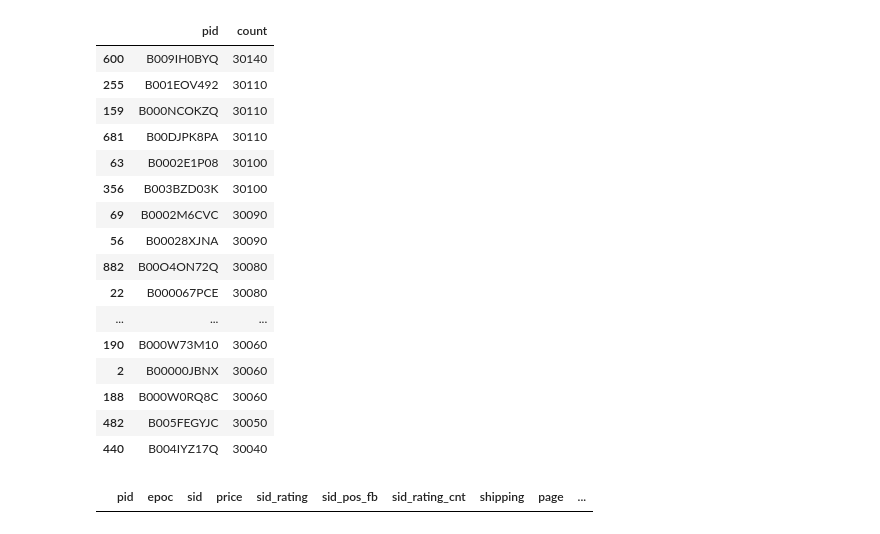
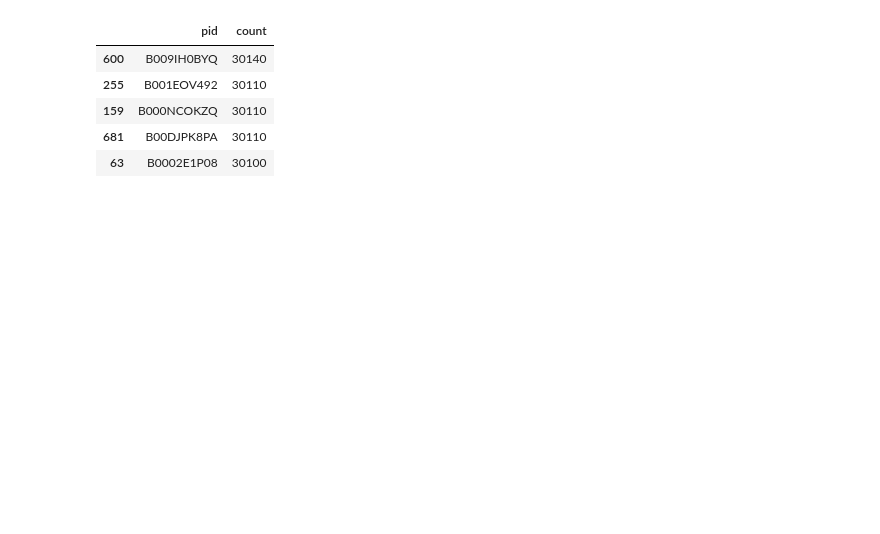
Before and after one commit to ABeltrann/algoPricingResearch, a Jupyter notebook: eda.ipynb, the cells around one changed output. Drawn from its saved outputs; the diff is of its cells as text; code cells hidden in the pictures; blank space fills up the shorter version.

```diff
--- a/eda.ipynb
+++ b/eda.ipynb
@@ -65,29 +39,13 @@ unique_pids
 # %%
-algoonly = crawl2[crawl2[]]
+# list of pids sorted in descending order by num of sellers
 pidsandcount = crawl2.groupby("pid").agg({"pid" : "count"})
 pidsandcount.columns = ["count"]
 pidsandcount = pidsandcount.reset_index().sort_values(by="count", ascending=False)
-pidsandcount.head(30)
+pidsandcount.head(5)
 # %% [output]
 |  | pid | count |
 | 600 | B009IH0BYQ | 30140 |
 | 255 | B001EOV492 | 30110 |
 | 159 | B000NCOKZQ | 30110 |
 | 681 | B00DJPK8PA | 30110 |
 | 63 | B0002E1P08 | 30100 |
-| 356 | B003BZD03K | 30100 |
-| 69 | B0002M6CVC | 30090 |
-| 56 | B00028XJNA | 30090 |
-| 882 | B00O4ON72Q | 30080 |
-| 22 | B000067PCE | 30080 |
-| ... | ... | ... |
-| 190 | B000W73M10 | 30060 |
-| 2 | B00000JBNX | 30060 |
-| 188 | B000W0RQ8C | 30060 |
-| 482 | B005FEGYJC | 30050 |
-| 440 | B004IYZ17Q | 30040 |
-# %%
-product = crawl2[crawl2["pid"] == "B07PHSF8DP"]
-product
-# %% [output]
-|  | pid | epoc | sid | price | sid_rating | sid_pos_fb | sid_rating_cnt | shipping | page | ... |
```
Also changed, not shown: parts of 30 cells of this notebook.
